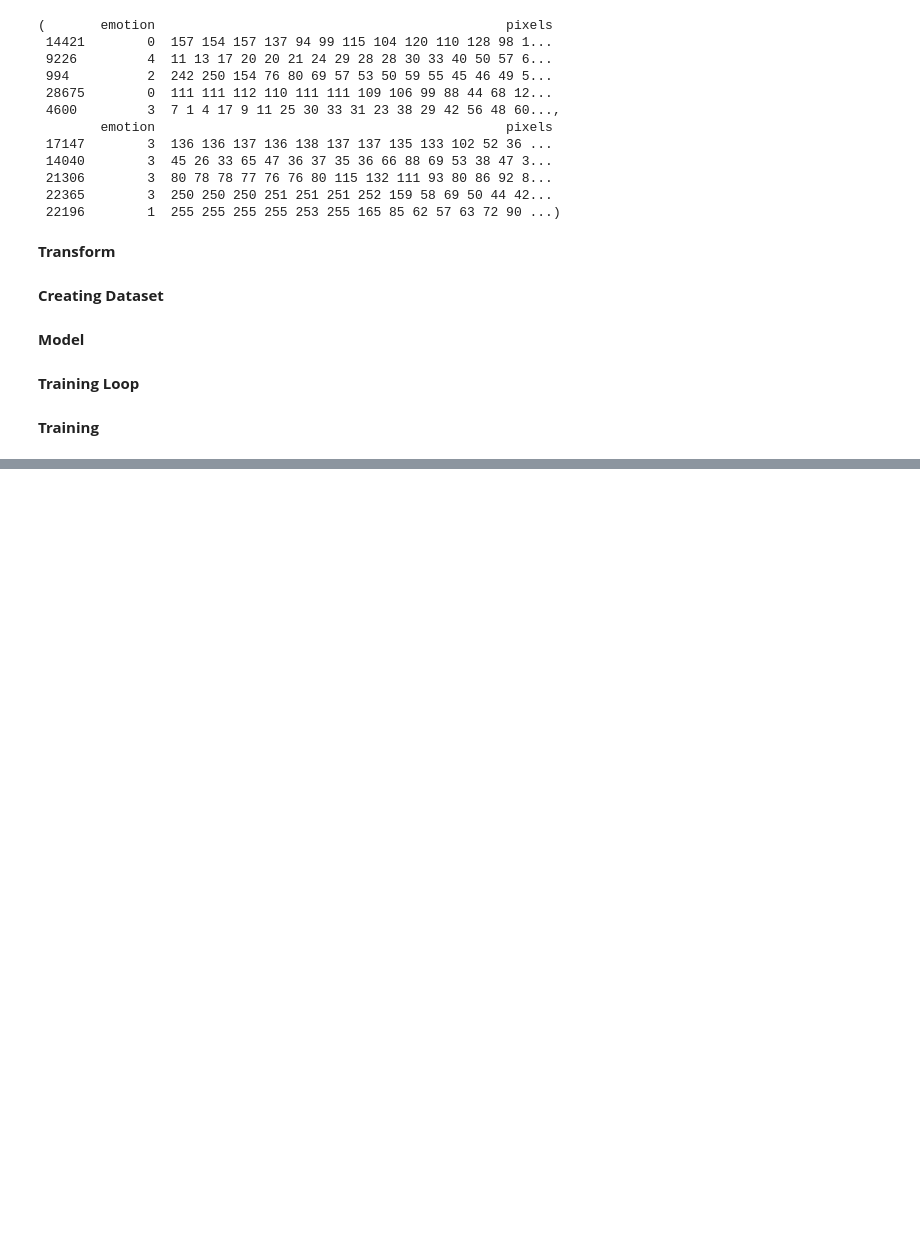
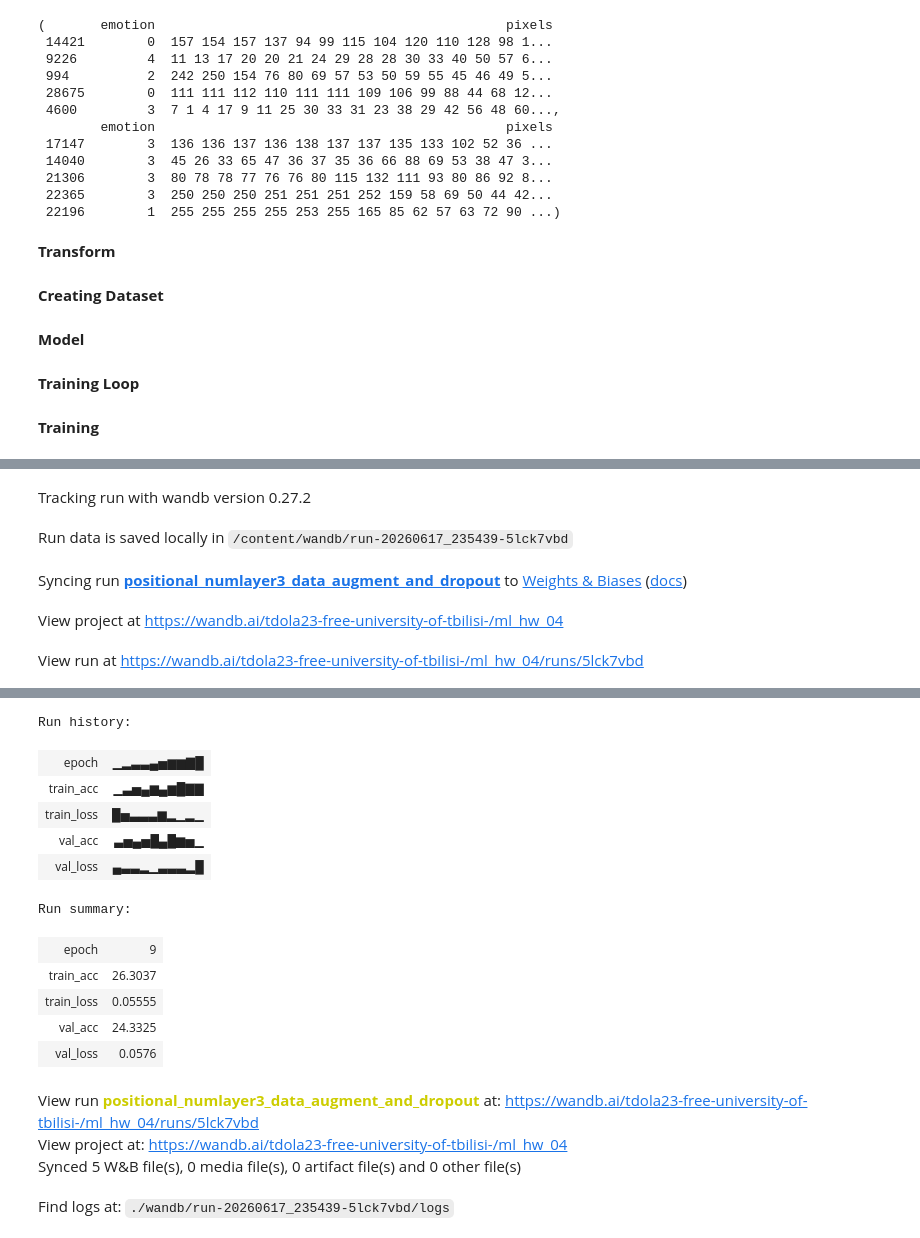
Before and after one commit to icosahedron31/Facial-Expression-Recognition, a Jupyter notebook: VisionTransformer.ipynb, the cells around one changed output, grey strips where cells are left out. Saved outputs shown, nothing was run; the diff lists cells and outputs as text; code cells hidden in the pictures; blank space fills up the shorter version.

```diff
--- a/VisionTransformer.ipynb
+++ b/VisionTransformer.ipynb
@@ -543,0 +489,33 @@ Epoch 28/30, Train Loss: 0.0454 Train Accuracy 43.5111
+# %%
+from torch.utils.data import Subset
+
+model = ViTPositional(n_embd=128, dropout=0.1, num_layers = 3, n_head=4).to(device)
+
+wandb.init(
+    project="ml_hw_04",
+    group="ViT",
+    name="positional_numlayer3_data_augment_and_dropout",
+    config = {
+    "project": "ml_hw_04",
+    "model": "ViTPositional",
+
+    "training": {
+        "epochs": 30,
+        "batch_size": 32,
+        "lr": 1e-3,
+        "optimizer": "adam",
+        "n_head": 4,
+        "num_layers": 3,
+        "n_embd": 128,
+        "dropout": 0.1
+    },
+        "experiment": {
+            "goal": "train_transformer",
+            "group": "ViT"
+        }
+    }
+)
+model = train_loop(train_ds, val_ds, "ViT", 0.001, 32, model, 10)
+torch.save(model, "positional_vit.pt")
+wandb.finish()
+# %% [output]
@@ -543,0 +523,5 @@ Epoch 28/30, Train Loss: 0.0454 Train Accuracy 43.5111
+Tracking run with wandb version 0.27.2
+Run data is saved locally in /content/wandb/run-20260617_235439-5lck7vbd
+Syncing run positional_numlayer3_data_augment_and_dropout to Weights & Biases (docs)
+View project at https://wandb.ai/tdola23-free-university-of-tbilisi-/ml_hw_04
+View run at https://wandb.ai/tdola23-free-university-of-tbilisi-/ml_hw_04/runs/5lck7vbd
@@ -543,0 +549,16 @@ Epoch 28/30, Train Loss: 0.0454 Train Accuracy 43.5111
+Run history:
+| epoch | ▁▂▃▃▄▅▆▆▇█ |
+| train_acc | ▁▃▅▄▆▄▆█▇▇ |
+| train_loss | █▅▃▃▃▆▂▁▂▁ |
+| val_acc | ▃▅▄▅█▄█▆▅▁ |
+| val_loss | ▄▃▃▂▁▃▃▃▂█ |
+Run summary:
+| epoch | 9 |
+| train_acc | 26.3037 |
+| train_loss | 0.05555 |
+| val_acc | 24.3325 |
+| val_loss | 0.0576 |
+View run positional_numlayer3_data_augment_and_dropout at: https://wandb.ai/tdola23-free-university-of-tbilisi-/ml_hw_04/runs/5lck7vbd
+View project at: https://wandb.ai/tdola23-free-university-of-tbilisi-/ml_hw_04
+Synced 5 W&B file(s), 0 media file(s), 0 artifact file(s) and 0 other file(s)
+Find logs at: ./wandb/run-20260617_235439-5lck7vbd/logs
```
Also changed, not shown: parts of 11 cells of this notebook.
